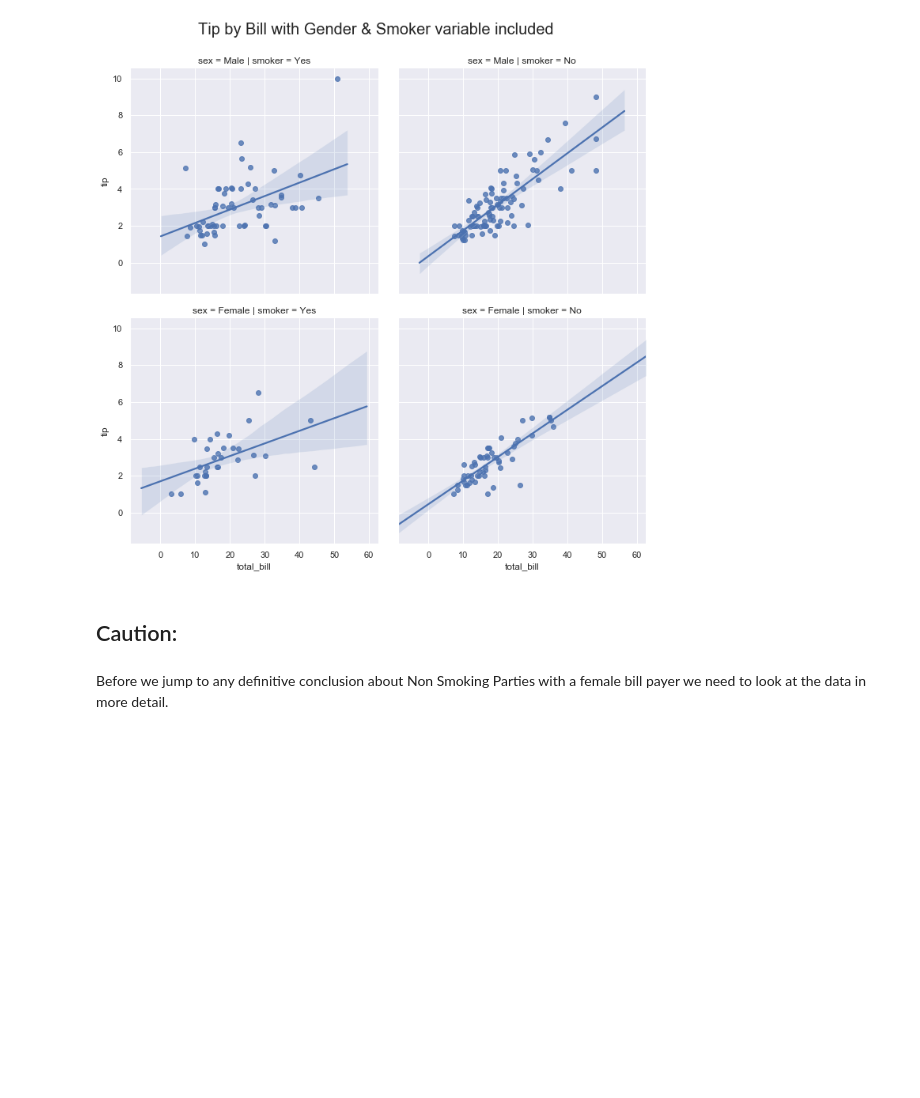
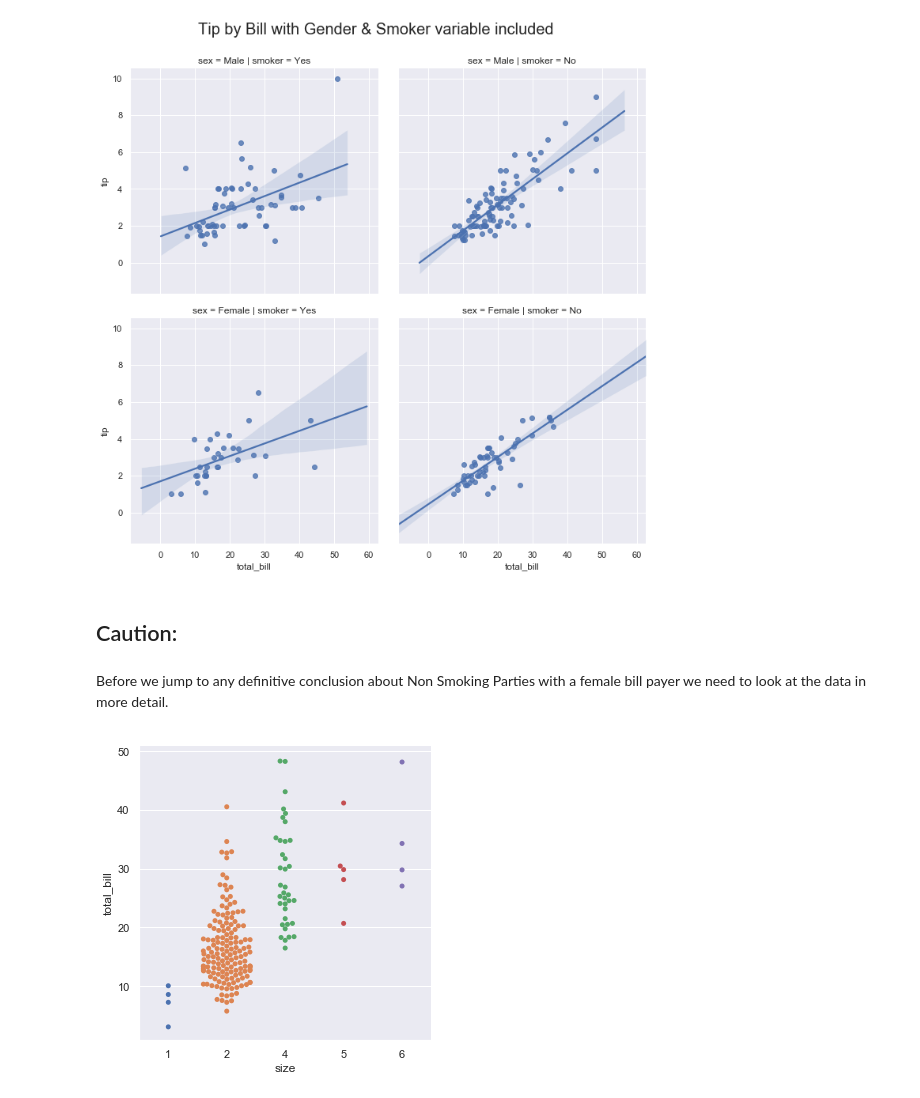
Before and after one commit to fionaoriordan/52446_19_tips, a Jupyter notebook: tips_notebook.ipynb, the cells around one changed output. Saved outputs shown, nothing was run; the diff lists cells and outputs as text; code cells hidden in the pictures; blank space fills up the shorter version.

```diff
--- a/tips_notebook.ipynb
+++ b/tips_notebook.ipynb
@@ -396,3 +412,8 @@ plt.show()
 ## Caution:
 # %% [markdown]
 Before we jump to any definitive conclusion about Non Smoking Parties with a female bill payer we need to look at the data in more detail.
+# %%
+sns.catplot(x="size", y="total_bill", kind="swarm",
+            data=df.query("size != 3"));
+# %% [output]
+[figure, added]
```
Also changed, not shown: parts of 6 cells of this notebook.
